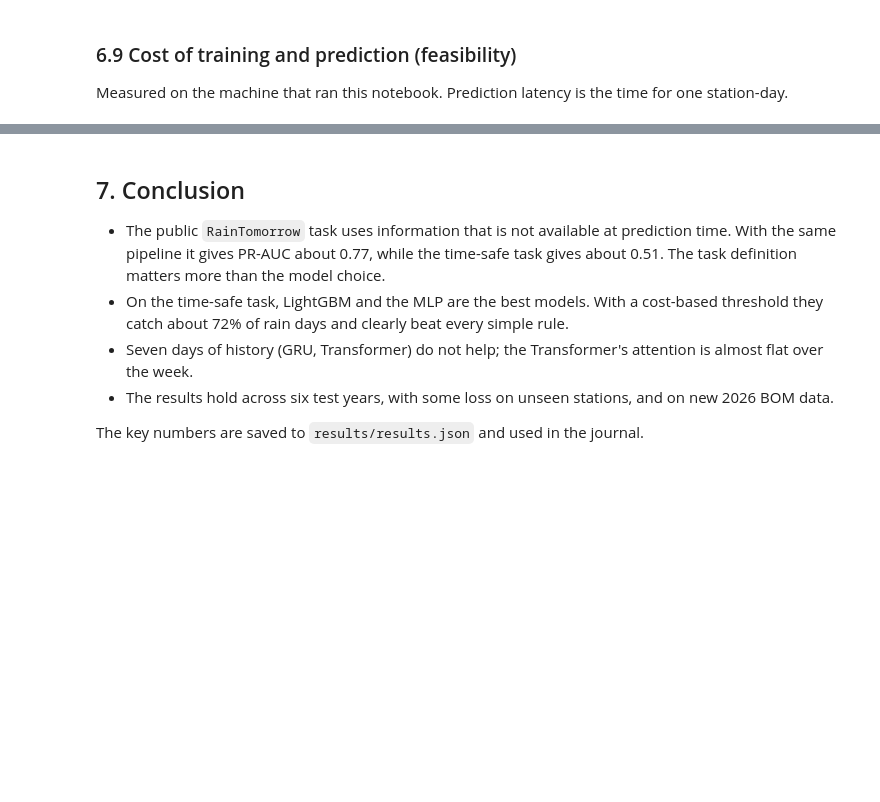
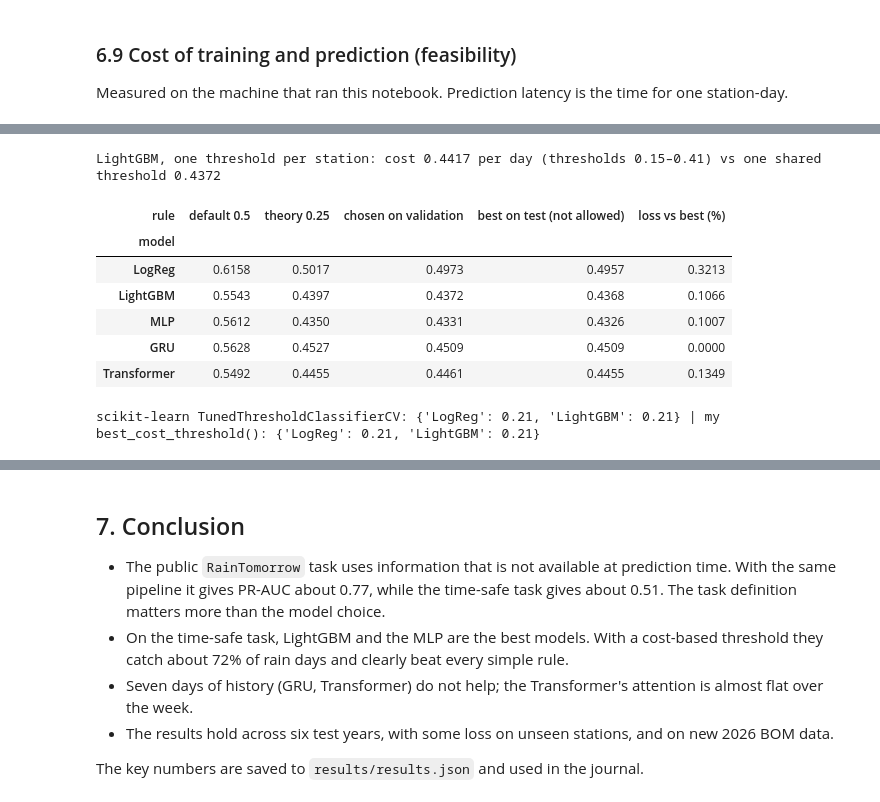
Before and after one commit to nndang27/rain-forecast-au, a Jupyter notebook: rain_forecast_au.ipynb, the cells around one changed output, grey strips where cells are left out. Drawn from its saved outputs; the diff is of its cells as text; code cells hidden in the pictures; blank space fills up the shorter version.

```diff
--- a/rain_forecast_au.ipynb
+++ b/rain_forecast_au.ipynb
@@ -1396,0 +1745,48 @@ latency per station-day (ms): {'LogReg': 1.82, 'LightGBM': 0.68, 'MLP': 0.04, 'G
+# %%
+thr_rows = []
+for name in ["LogReg", "LightGBM", "MLP", "GRU", "Transformer"]:
+    pt = P["test"][name]
+    oracle_t = best_cost_threshold(y[te], pt)[0]
+    for rule, t in [("default 0.5", 0.5), ("theory 0.25", 0.25), ("chosen on validation", THR[name]), ("best on test (not allowed)", oracle_t)]:
+        thr_rows.append({"model": name, "rule": rule, "threshold": t, "cost_per_day": evaluate(y[te], pt, t)["cost_per_day"]})
+thr_tab = pd.DataFrame(thr_rows).pivot(index="model", columns="rule", values="cost_per_day")[
+    ["default 0.5", "theory 0.25", "chosen on validation", "best on test (not allowed)"]].loc[["LogReg", "LightGBM", "MLP", "GRU", "Transformer"]]
+thr_tab["loss vs best (%)"] = 100 * (thr_tab["chosen on validation"] / thr_tab["best on test (not allowed)"] - 1)
+
+# one threshold per station (LightGBM), chosen on the validation years
+st_thr = {loc: best_cost_threshold(y[va][m], P["val"]["LightGBM"][m])[0]
+          for loc in prep.locs if (m := (data.Location.iloc[va] == loc).values).sum() > 200}
+t_station = data.Location.iloc[te].map(st_thr).fillna(THR["LightGBM"]).values
+cost_station = (C_FN * ((P["test"]["LightGBM"] < t_station) & (y[te] == 1)).sum()
+                + C_FP * ((P["test"]["LightGBM"] >= t_station) & (y[te] == 0)).sum()) / len(te)
+RESULTS["threshold_check"] = thr_tab.reset_index().round(4).to_dict(orient="records")
+RESULTS["threshold_per_station"] = {"cost_per_day": round(float(cost_station), 4), "thr_min": min(st_thr.values()), "thr_max": max(st_thr.values())}
+print(f"LightGBM, one threshold per station: cost {cost_station:.4f} per day "
+      f"(thresholds {min(st_thr.values()):.2f}–{max(st_thr.values()):.2f}) vs one shared threshold {thr_tab.loc['LightGBM', 'chosen on validation']:.4f}")
+thr_tab.round(4)
+# %% [output]
+LightGBM, one threshold per station: cost 0.4417 per day (thresholds 0.15–0.41) vs one shared threshold 0.4372
+| rule | default 0.5 | theory 0.25 | chosen on validation | best on test (not allowed) | loss vs best (%) |
+| model |  |  |  |  |  |
+| LogReg | 0.6158 | 0.5017 | 0.4973 | 0.4957 | 0.3213 |
+| LightGBM | 0.5543 | 0.4397 | 0.4372 | 0.4368 | 0.1066 |
+| MLP | 0.5612 | 0.4350 | 0.4331 | 0.4326 | 0.1007 |
+| GRU | 0.5628 | 0.4527 | 0.4509 | 0.4509 | 0.0000 |
+| Transformer | 0.5492 | 0.4455 | 0.4461 | 0.4455 | 0.1349 |
+# %%
+from sklearn.model_selection import TunedThresholdClassifierCV
+from sklearn.metrics import make_scorer
+
+def cost_per_day(y_true, y_pred):
+    return (C_FN * ((y_pred == 0) & (y_true == 1)).sum() + C_FP * ((y_pred == 1) & (y_true == 0)).sum()) / len(y_true)
+
+cost_scorer = make_scorer(cost_per_day, greater_is_better=False)
+thr_grid = np.round(np.arange(0.05, 0.951, 0.01), 2)
+sk_thr = {}
+for name, est, X_val in [("LogReg", lr, lr_inputs(va)), ("LightGBM", gbm, lgb_frame(Xh.iloc[va], data.iloc[va]))]:
+    tuned = TunedThresholdClassifierCV(est, scoring=cost_scorer, thresholds=thr_grid, cv="prefit", refit=False).fit(X_val, y[va])
+    sk_thr[name] = round(float(tuned.best_threshold_), 2)
+RESULTS["threshold_sklearn"] = sk_thr
+print("scikit-learn TunedThresholdClassifierCV:", sk_thr, "| my best_cost_threshold():", {k: THR[k] for k in sk_thr})
+# %% [output]
+scikit-learn TunedThresholdClassifierCV: {'LogReg': 0.21, 'LightGBM': 0.21} | my best_cost_threshold(): {'LogReg': 0.21, 'LightGBM': 0.21}
```
Also changed, not shown: parts of 26 cells of this notebook, 19 other files.
